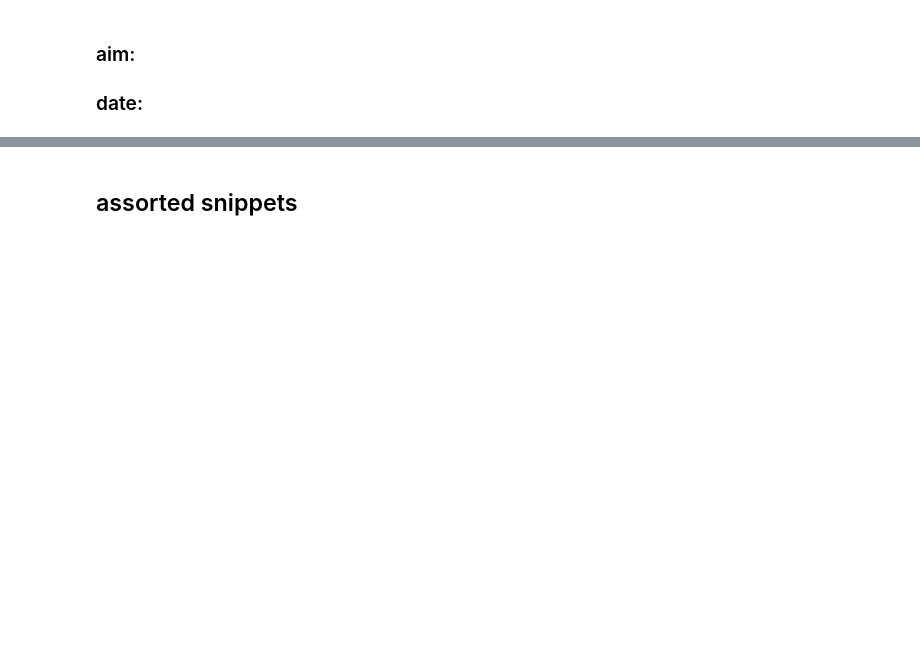
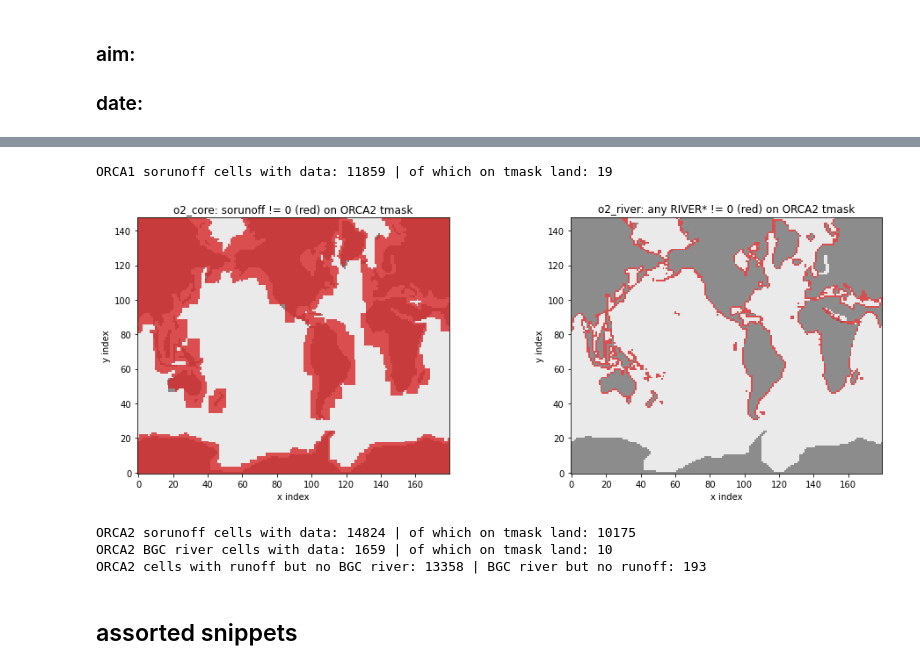
Before and after one commit to tjarnikova/SKETCH, a Jupyter notebook: rivers.ipynb, the cells around one changed output, grey strips where cells are left out. Cells and saved outputs as stored; diff of their text form; code cells hidden in the pictures; blank space fills up the shorter version.

Commit message:
rivers

```diff
--- a/rivers.ipynb
+++ b/rivers.ipynb
@@ -17,7 +17,7 @@ o1_ro1m = xr.open_dataset(fw + "runoff_1m_nomask.nc",              decode_times=
 o1_mesh = xr.open_dataset(fw + "UKESM_mesh_mask.nc",               decode_times=False)
 
 # ORCA2
-o2_river = xr.open_dataset(r5 + "river.v5.nc",             decode_times=False)  # file the model points to
+#o2_river = xr.open_dataset(r5 + "river.v5.nc",             decode_times=False)  # file the model points to
 o2_core  = xr.open_dataset(r5 + "runoff_core_monthly.nc",  decode_times=False)  # candidate alternative
 o2_mesh  = xr.open_dataset(mm2,                            decode_times=False)
 
@@ -32,3 +95,49 @@ PermissionError: [Errno 13] Permission denied: b'/gpfs/data/greenocean/shared/ez
+# %%
+import numpy as np
+import xarray as xr
+import matplotlib.pyplot as plt
+from matplotlib.colors import ListedColormap
+
+land_ocean = ListedColormap(["0.55", "0.92"])   # land grey, ocean light
+data_cmap  = ListedColormap(["none", "tab:red"])
+
+# --- corrected ORCA1 count (numpy, so no dim broadcasting) ---
+ro_has_np  = (o1_ro1m["sorunoff"].fillna(0) != 0).any("time").values
+tmask1_sfc = o1_mesh["tmask"].isel(time_counter=0, nav_lev=0).values
+print("ORCA1 sorunoff cells with data:", int(ro_has_np.sum()),
+      "| of which on tmask land:", int((ro_has_np & (tmask1_sfc == 0)).sum()))
+
+# --- ORCA2: runoff (o2_core) and BGC river inputs (o2_river) on the o2 tmask ---
+tmask2_sfc = o2_mesh["tmask"].isel(deptht=0).values           # 1 = ocean, 0 = land
+
+core_has = (o2_core["sorunoff"].fillna(0) != 0).any("time_counter").values
+
+bgc_vars = [v for v in o2_river.data_vars if v.startswith("RIVER")]
+bgc_has  = xr.concat([(o2_river[v].fillna(0) != 0) for v in bgc_vars], "v") \
+             .any("v").isel(time_counter=0).values            # any of the 7 BGC fields non-zero
+
+fig, axs = plt.subplots(1, 2, figsize=(14, 5))
+for ax, has, title in [(axs[0], core_has, "o2_core: sorunoff != 0 (red) on ORCA2 tmask"),
+                       (axs[1], bgc_has,  "o2_river: any RIVER* != 0 (red) on ORCA2 tmask")]:
+    ax.imshow(tmask2_sfc, origin="lower", cmap=land_ocean, interpolation="nearest")
+    ax.imshow(has.astype(int), origin="lower", cmap=data_cmap, interpolation="nearest", alpha=0.8)
+    ax.set_title(title)
+    ax.set_xlabel("x index"); ax.set_ylabel("y index")
+plt.tight_layout()
+plt.show()
+
+print("ORCA2 sorunoff cells with data:", int(core_has.sum()),
+      "| of which on tmask land:", int((core_has & (tmask2_sfc == 0)).sum()))
+print("ORCA2 BGC river cells with data:", int(bgc_has.sum()),
+      "| of which on tmask land:", int((bgc_has & (tmask2_sfc == 0)).sum()))
+print("ORCA2 cells with runoff but no BGC river:", int((core_has & ~bgc_has).sum()),
+      "| BGC river but no runoff:", int((bgc_has & ~core_has).sum()))
+# %% [output]
+ORCA1 sorunoff cells with data: 11859 | of which on tmask land: 19
+[figure, added]
+ORCA2 sorunoff cells with data: 14824 | of which on tmask land: 10175
+ORCA2 BGC river cells with data: 1659 | of which on tmask land: 10
+ORCA2 cells with runoff but no BGC river: 13358 | BGC river but no runoff: 193
 # %% [markdown]
 ## assorted snippets
 # %% [markdown]
```
Also changed, not shown: parts of 9 cells of this notebook.
